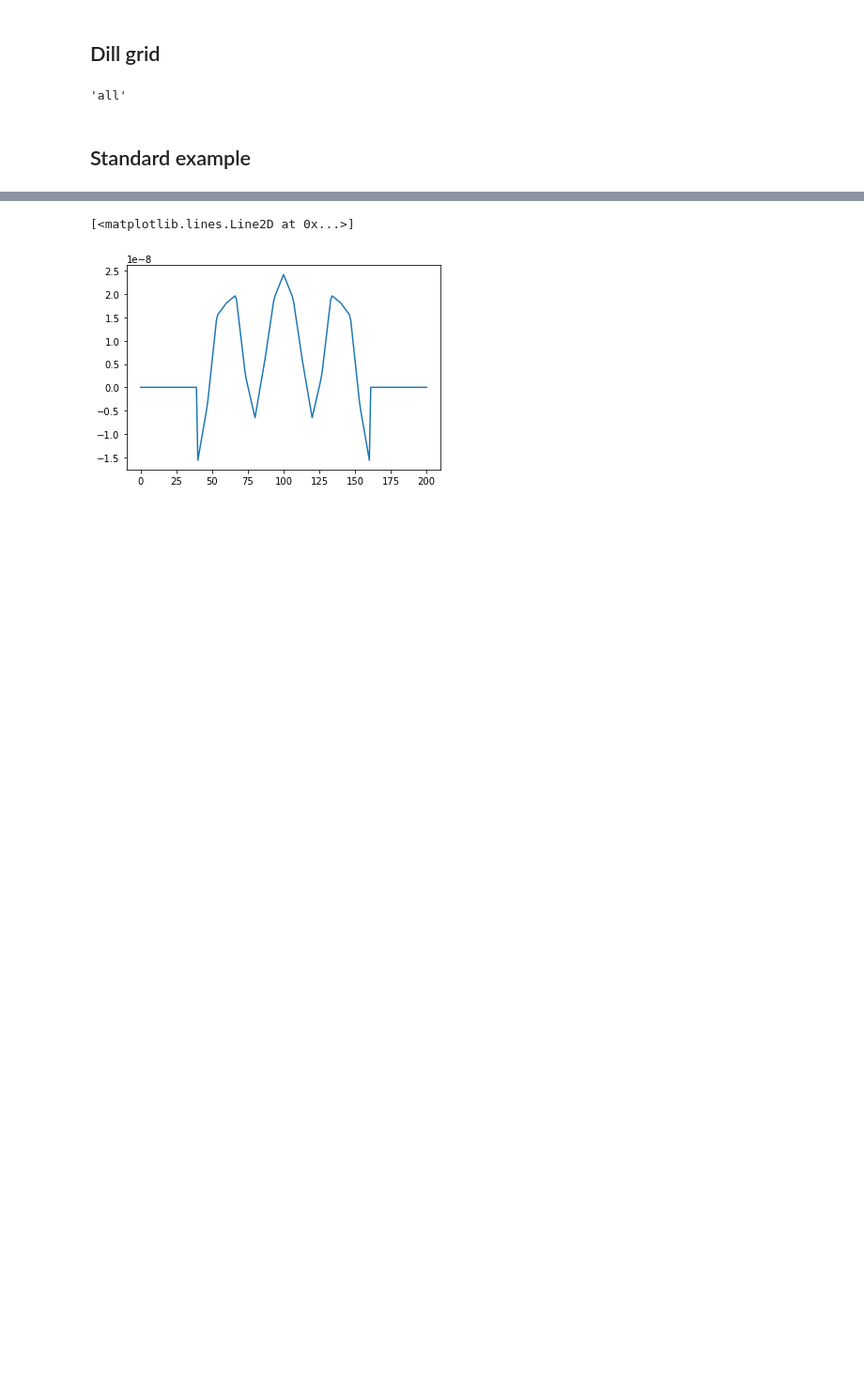
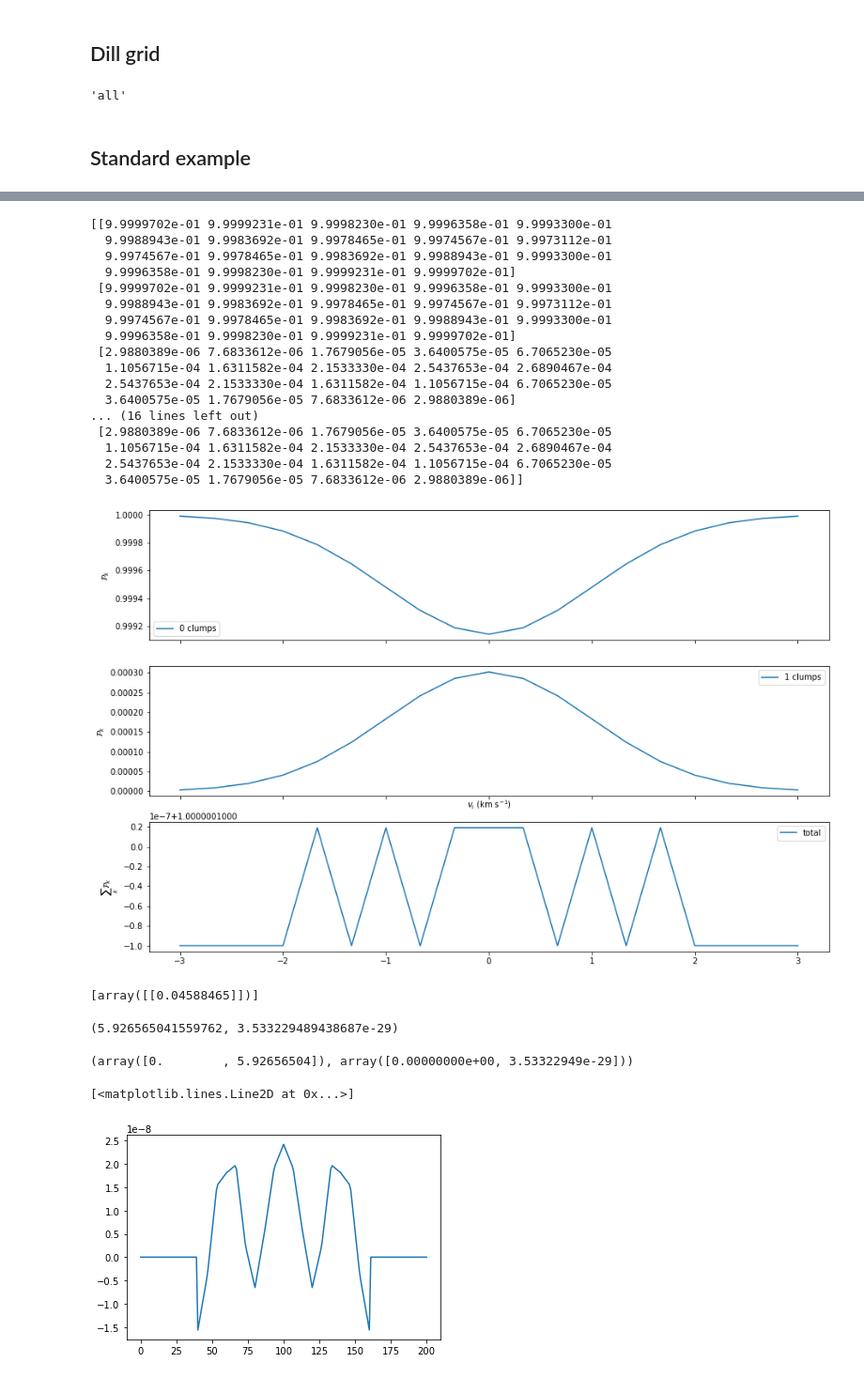
Before and after one commit to CraigYanitski/kosmatau3d, a Jupyter notebook: notebooks/debugging/voxel_debugging.ipynb, the cells around one changed output, grey strips where cells are left out. Shown at 94% size. Cells and saved outputs as stored; diff of their text form; code cells hidden in the pictures; blank space fills up the shorter version.

```diff
--- a/notebooks/debugging/voxel_debugging.ipynb
+++ b/notebooks/debugging/voxel_debugging.ipynb
@@ -177,3 +177,54 @@ old_vox.plot_molecule(molecule='C 1', quantity='absorption')
+# %%
+print(models.ensemble.clumpProbability[0][:, :, 0].T)
+vel = models.ensemble.clumpVelocities[0]
+prob = models.ensemble.clumpProbability[0].prod(2)
+
+#prob = prob/prob.sum()
+
+fig, ax = plt.subplots(3, 1, sharex=True, figsize=(15, 10))
+ax[0].plot(vel, prob[:, 0], label='0 clumps')
+ax[1].plot(vel, prob[:, 1], label='1 clumps')
+ax[2].plot(vel, prob.sum(1), label='total')
+ax[1].set_xlabel(r'$v_\mathrm{i}$ (km s$^{-1}$)')
+ax[0].set_ylabel(r'$\mathcal{P}_k$')
+ax[1].set_ylabel(r'$\mathcal{P}_k$')
+ax[2].set_ylabel(r'$\sum_k\mathcal{P}_k$')
+ax[0].legend() ;
+ax[1].legend() ;
+ax[2].legend() ;
+# %% [output]
+[[9.9999702e-01 9.9999231e-01 9.9998230e-01 9.9996358e-01 9.9993300e-01
+  9.9988943e-01 9.9983692e-01 9.9978465e-01 9.9974567e-01 9.9973112e-01
+  9.9974567e-01 9.9978465e-01 9.9983692e-01 9.9988943e-01 9.9993300e-01
+  9.9996358e-01 9.9998230e-01 9.9999231e-01 9.9999702e-01]
+ [9.9999702e-01 9.9999231e-01 9.9998230e-01 9.9996358e-01 9.9993300e-01
+  9.9988943e-01 9.9983692e-01 9.9978465e-01 9.9974567e-01 9.9973112e-01
+  9.9974567e-01 9.9978465e-01 9.9983692e-01 9.9988943e-01 9.9993300e-01
+  9.9996358e-01 9.9998230e-01 9.9999231e-01 9.9999702e-01]
+ [2.9880389e-06 7.6833612e-06 1.7679056e-05 3.6400575e-05 6.7065230e-05
+  1.1056715e-04 1.6311582e-04 2.1533330e-04 2.5437653e-04 2.6890467e-04
+  2.5437653e-04 2.1533330e-04 1.6311582e-04 1.1056715e-04 6.7065230e-05
+  3.6400575e-05 1.7679056e-05 7.6833612e-06 2.9880389e-06]
+... (16 lines left out)
+ [2.9880389e-06 7.6833612e-06 1.7679056e-05 3.6400575e-05 6.7065230e-05
+  1.1056715e-04 1.6311582e-04 2.1533330e-04 2.5437653e-04 2.6890467e-04
+  2.5437653e-04 2.1533330e-04 1.6311582e-04 1.1056715e-04 6.7065230e-05
+  3.6400575e-05 1.7679056e-05 7.6833612e-06 2.9880389e-06]]
+[figure, added]
+# %%
+models.masspoints.clump_radius
+# %% [output]
+[array([[0.04588465]])]
+# %%
+models.masspoints.clump_species_intensity[0][0, models.species.molecules.index('CO 1')], models.masspoints.clump_species_optical_depth[0][0, models.species.molecules.index('CO 1')]
+#models.masspoints.clump_species_intensity[0].shape
+# %% [output]
+(5.926565041559762, 3.533229489438687e-29)
+# %%
+models.combinations.clump_species_intensity[0][:, models.species.molecules.index('CO 1')], models.combinations.clump_species_optical_depth[0][:, models.species.molecules.index('CO 1')]
+#models.combinations.clump_species_intensity[0].shape
+# %% [output]
+(array([0.        , 5.92656504]), array([0.00000000e+00, 3.53322949e-29]))
 # %%
 plt.plot(old_vox.get_species_absorption(include_dust=False)[:, models.species.molecules.index('CO 1')])
 # %% [output]
```
Also changed, not shown: parts of 4 cells of this notebook, 3 other files.
